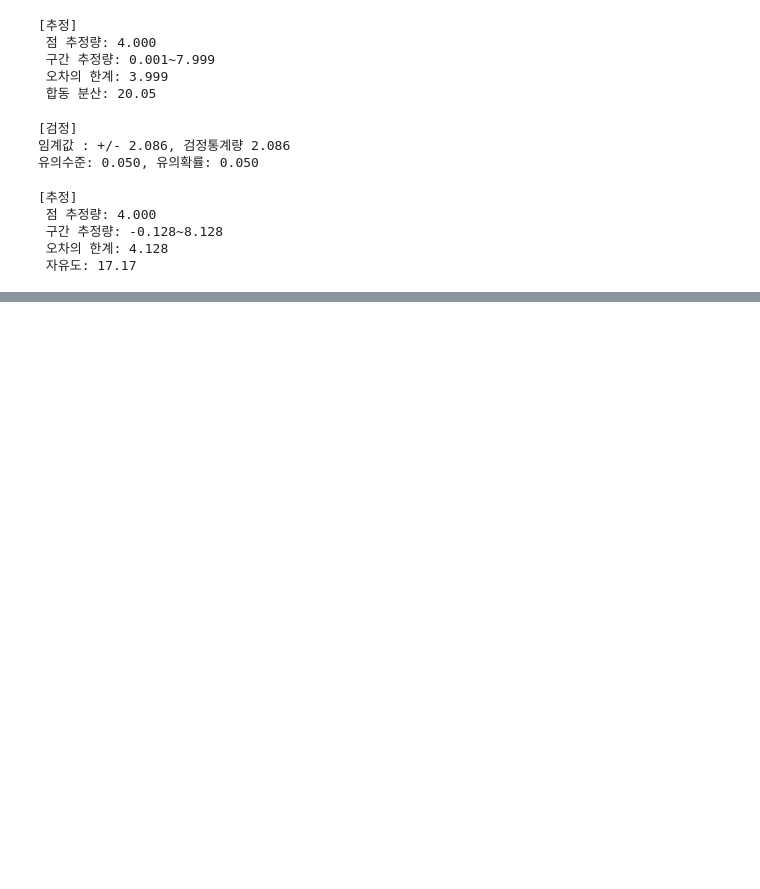
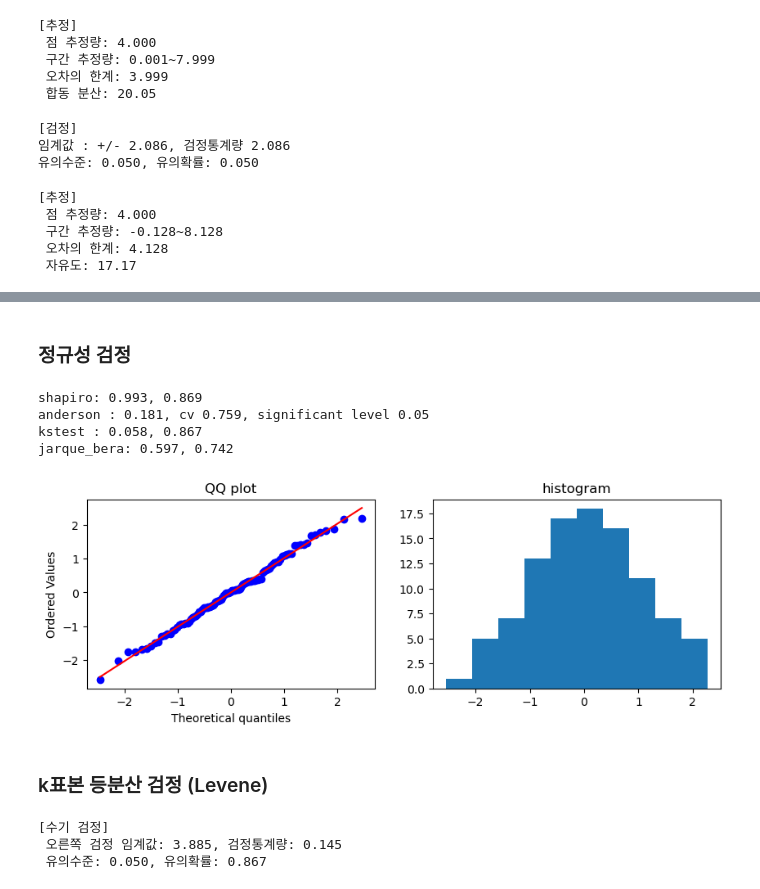
Before and after one commit to klee30810/ADP-study, a Jupyter notebook: codebook/Chap 05. Estimation & Test.ipynb, the cells around one changed output, grey strips where cells are left out. Saved outputs shown, nothing was run; the diff lists cells and outputs as text; code cells hidden in the pictures; blank space fills up the shorter version.

```diff
--- a/codebook/Chap 05. Estimation & Test.ipynb
+++ b/codebook/Chap 05. Estimation & Test.ipynb
@@ -770,0 +787,75 @@ print(f"유의수준: {test_a:.3f}, 유의확률: {sp:.3f}")
+# %% [markdown]
+### 정규성 검정
+# %%
+data = stats.norm.rvs(size=100, random_state=0)
+
+from scipy.stats import shapiro, anderson, jarque_bera, kstest, zscore, probplot
+
+# shapiro
+sstat, p = shapiro(data)
+print(f"shapiro: {sstat:.3f}, {p:.3f}")
+
+# darling anderson
+dstat, cv, sl = anderson(data, dist='norm')
+print(f"anderson : {dstat:.3f}, cv {cv[2]:.3f}, significant level {sl[2]*0.01}")
+
+# kstests
+kstat, p = kstest(data, cdf=stats.norm.cdf)
+print(f"kstest : {kstat:.3f}, {p:.3f}")
+
+# jarque_bera
+jstat, p = jarque_bera(data)
+print(f"jarque_bera: {jstat:.3f}, {p:.3f}")
+
+# qqplot
+import matplotlib.pyplot as plt
+
+zdata = zscore(data)
+fig,ax = plt.subplots(1,2, figsize=(10,3))
+(osm, odr), (slope, intercept, r) = probplot(zdata, plot=ax[0])
+ax[0].set_title('QQ plot')
+
+# histogram
+ax[1].hist(data)
+ax[1].set_title('histogram')
+plt.show()
+# %% [output]
+shapiro: 0.993, 0.869
+anderson : 0.181, cv 0.759, significant level 0.05
+kstest : 0.058, 0.867
+jarque_bera: 0.597, 0.742
+[figure, added]
+# %% [markdown]
+### k표본 등분산 검정 (Levene)
+# %%
+# 표본 수가 동일한 Levene 검정
+
+data = pd.DataFrame({'fac1':[48,54,57,54,62], 'fac2':[73,63,66,64,74], 'fac3':[51,63,61,54,56]})
+test_a = 0.05
+
+# 수기 검정
+n1 = len(data['fac1']); n2 = len(data['fac2']); n3 = len(data['fac3'])
+N = n1+n2+n3; k = data.shape[1]
+df1 = k-1; df2 = N-k; df3 = N-1
+
+means = np.array(data.mean(axis=0))
+zij1 = np.abs(data['fac1']-means[0])
+zij2 = np.abs(data['fac2']-means[1])
+zij3 = np.abs(data['fac3']-means[2])
+zi1 = zij1.mean()
+zi2 = zij2.mean()
+zi3 = zij3.mean()
+z = (zij1.sum() + zij2.sum() + zij3.sum()) / (len(zij1) + len(zij2) + len(zij3))
+
+F = (N-k) / (k-1) * (n1*(zi1-z)**2 + n2*(zi2-z)**2 + n3*(zi3-z)**2) / sum((zij1-zi1)**2 + (zij2-zi2)**2 + (zij3-zi3)**2)
+
+cv = stats.f.ppf(1-test_a, df1, df2)
+sp = 1-stats.f.cdf(F, df1, df2)
+
+print("[수기 검정]")
+print(f" 오른쪽 검정 임계값: {cv:.3f}, 검정통계량: {F:.3f}")
+print(f" 유의수준: {test_a:.3f}, 유의확률: {sp:.3f}")
+# %% [output]
+[수기 검정]
+ 오른쪽 검정 임계값: 3.885, 검정통계량: 0.145
+ 유의수준: 0.050, 유의확률: 0.867
```
Also changed, not shown: parts of 56 cells of this notebook.
